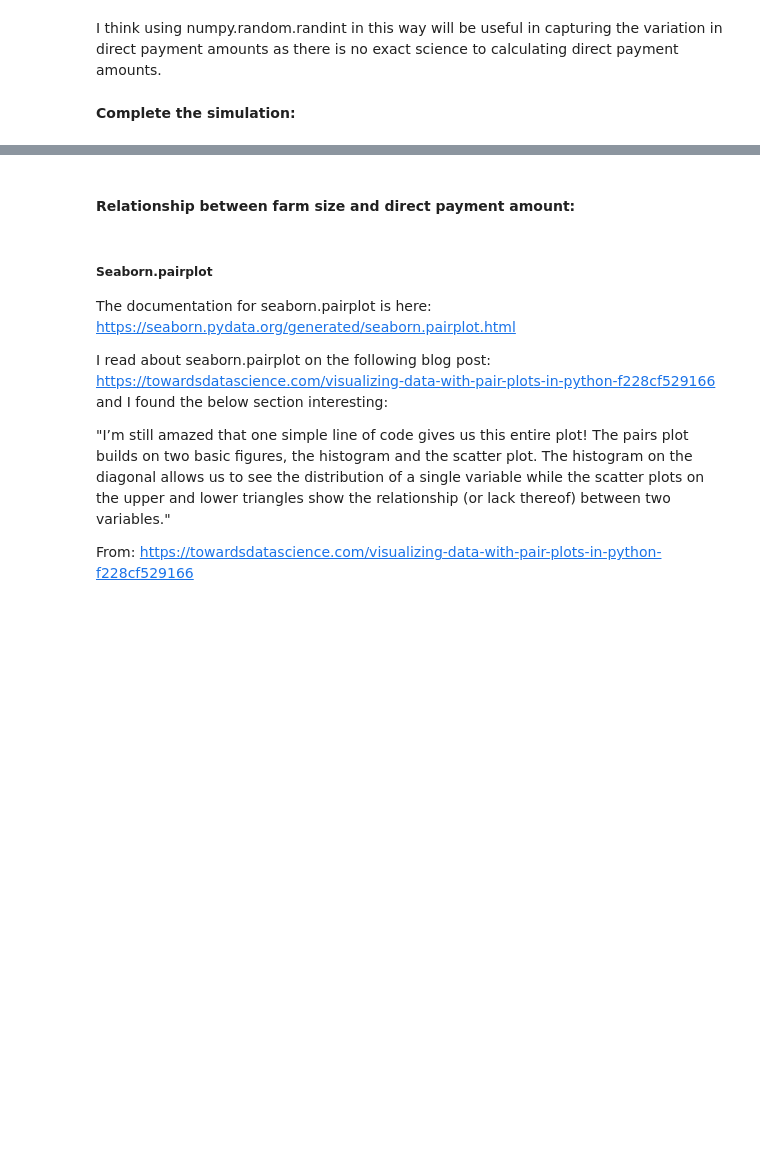
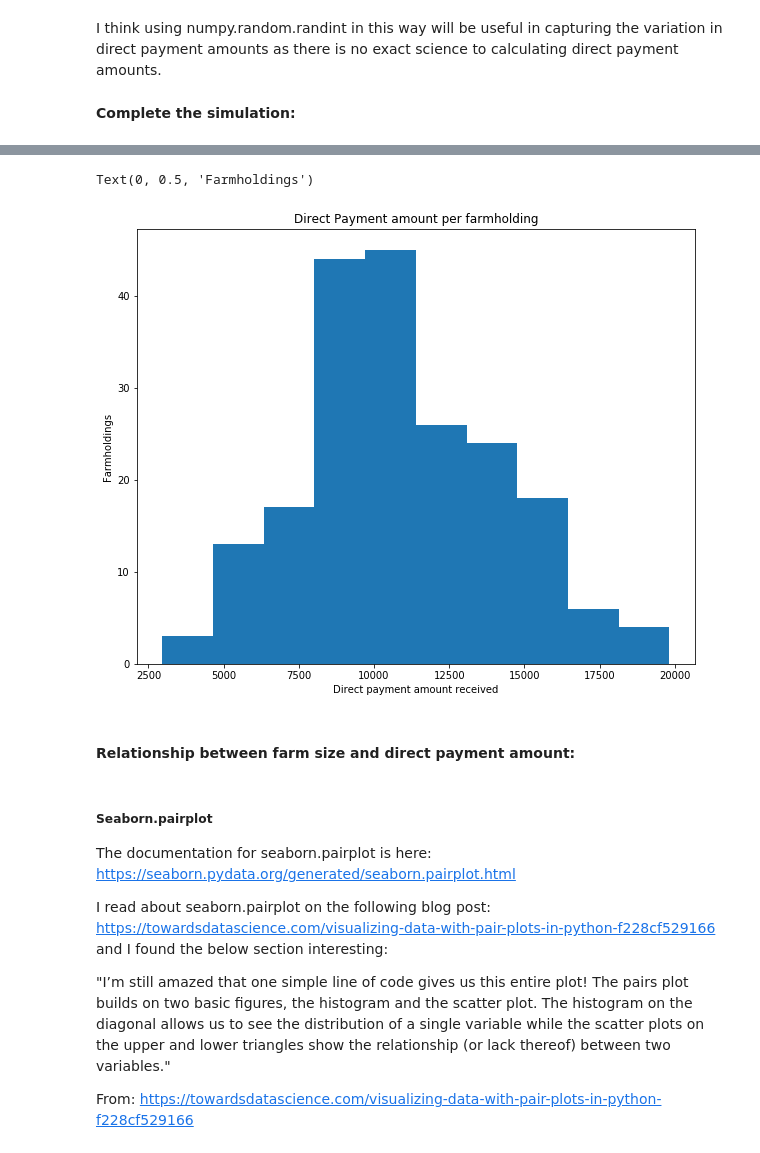
Before and after one commit to johndunne2019/PDA-Project-Data-Simulation, a Jupyter notebook: Data-Simulation.ipynb, the cells around one changed output, grey strips where cells are left out. Drawn from its saved outputs; the diff is of its cells as text; code cells hidden in the pictures; blank space fills up the shorter version.

```diff
--- a/Data-Simulation.ipynb
+++ b/Data-Simulation.ipynb
@@ -622,3 +628,12 @@ array([ 8978.39,  8386.2 , 10617.39,  9865.44,  6546.87, 10621.5 ,
+# %%
+plt.rcParams['figure.figsize'] = (10, 8)
+plt.hist(direct_payment)
+plt.title('Direct Payment amount per farmholding')
+plt.xlabel('Direct payment amount received')
+plt.ylabel('Farmholdings')
+# %% [output]
+Text(0, 0.5, 'Farmholdings')
+[figure, added]
 # %% [markdown]
 #### Relationship between farm size and direct payment amount:
 # %%
```
Also changed, not shown: parts of 22 cells of this notebook.
